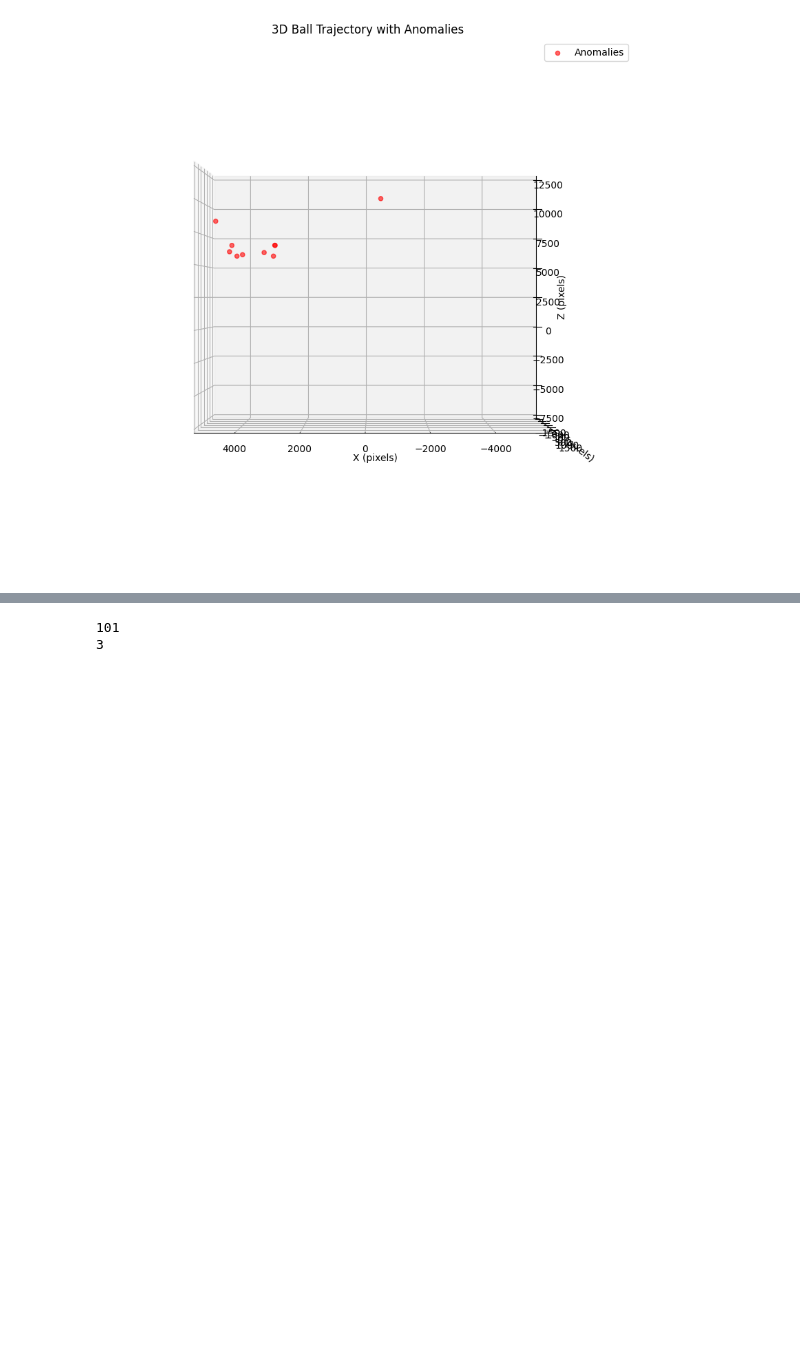
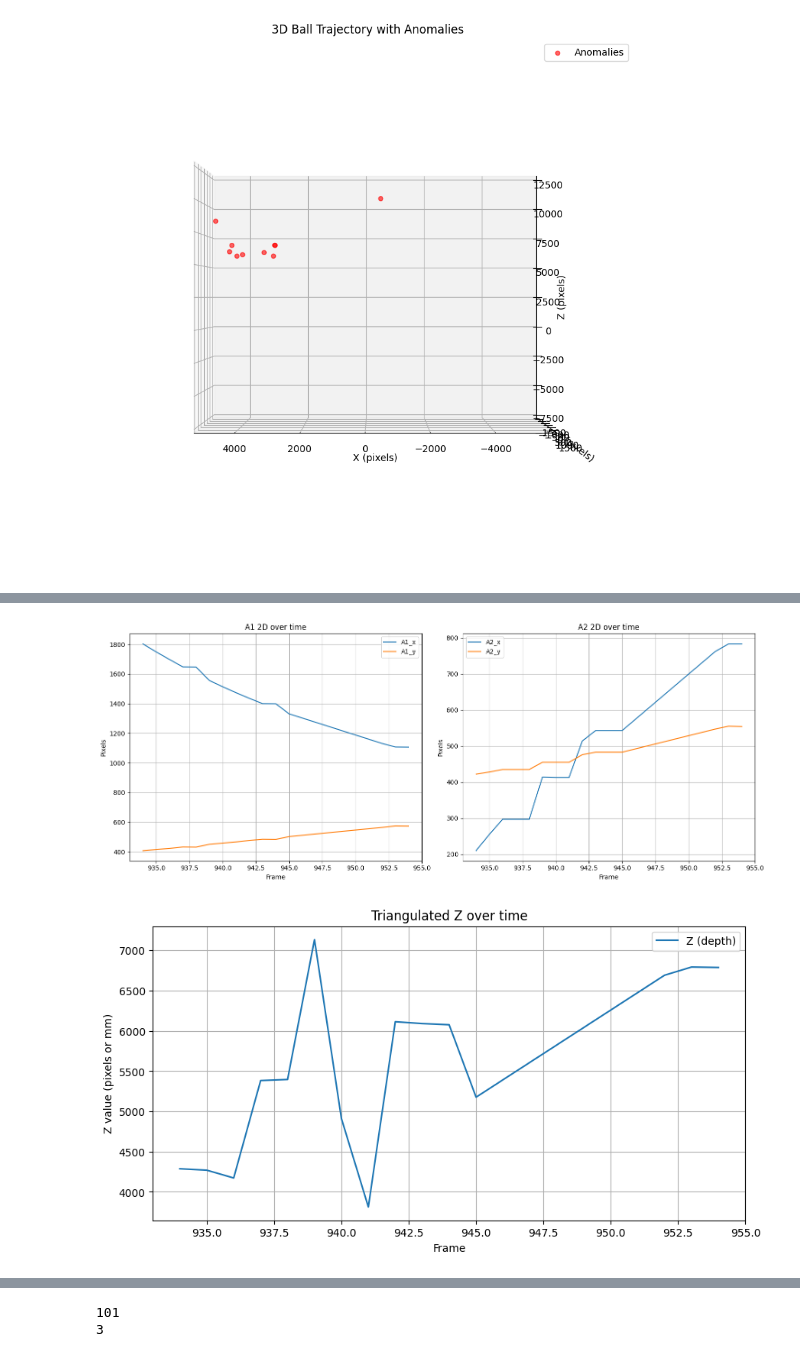
Before and after one commit to damianstone/cv-calibration-triangulation, a Jupyter notebook: notebooks/postprocessing.ipynb, the cells around one changed output, grey strips where cells are left out. Saved outputs shown, nothing was run; the diff lists cells and outputs as text; code cells hidden in the pictures; blank space fills up the shorter version.

Commit message:
postprocessing notebook + plots

```diff
--- a/notebooks/postprocessing.ipynb
+++ b/notebooks/postprocessing.ipynb
@@ -281,0 +294,3 @@ plot_3d_anomalies_points(triangulation_results)
+# %%
+tr = triangulation_results.iloc[:15]
+tr.head(15)
@@ -281,0 +314,54 @@ plot_3d_anomalies_points(triangulation_results)
+# %%
+import matplotlib.pyplot as plt
+import numpy as np
+import pandas as pd
+
+def plot_2d_over_time(triangulation_results):
+    triangulation_results = triangulation_results[~triangulation_results['anomaly_detected']]
+    frames = triangulation_results['frame_no']
+    A1_x = triangulation_results['A1_x']
+    A1_y = triangulation_results['A1_y']
+    A2_x = triangulation_results['A2_x']
+    A2_y = triangulation_results['A2_y']
+
+    plt.figure(figsize=(15, 6))
+    plt.subplot(1, 2, 1)
+    plt.plot(frames, A1_x, label='A1_x')
+    plt.plot(frames, A1_y, label='A1_y')
+    plt.title('A1 2D over time')
+    plt.xlabel('Frame')
+    plt.ylabel('Pixels')
+    plt.legend()
+    plt.grid(True)
+
+    plt.subplot(1, 2, 2)
+    plt.plot(frames, A2_x, label='A2_x')
+    plt.plot(frames, A2_y, label='A2_y')
+    plt.title('A2 2D over time')
+    plt.xlabel('Frame')
+    plt.ylabel('Pixels')
+    plt.legend()
+    plt.grid(True)
+
+    plt.tight_layout()
+    plt.show()
+
+def plot_3d_z_over_time(triangulation_results):
+    triangulation_results = triangulation_results[~triangulation_results['anomaly_detected']]
+    frames = triangulation_results['frame_no']
+    z_values = [eval(pos)[2] for pos in triangulation_results['position_3d_pixels']]
+
+    plt.figure(figsize=(10, 5))
+    plt.plot(frames, z_values, label='Z (depth)')
+    plt.title('Triangulated Z over time')
+    plt.xlabel('Frame')
+    plt.ylabel('Z value (pixels or mm)')
+    plt.grid(True)
+    plt.legend()
+    plt.show()
+
+plot_2d_over_time(tr)
+plot_3d_z_over_time(tr)
+# %% [output]
+[figure, added]
+[figure, added]
```
Also changed, not shown: parts of 6 cells of this notebook.
